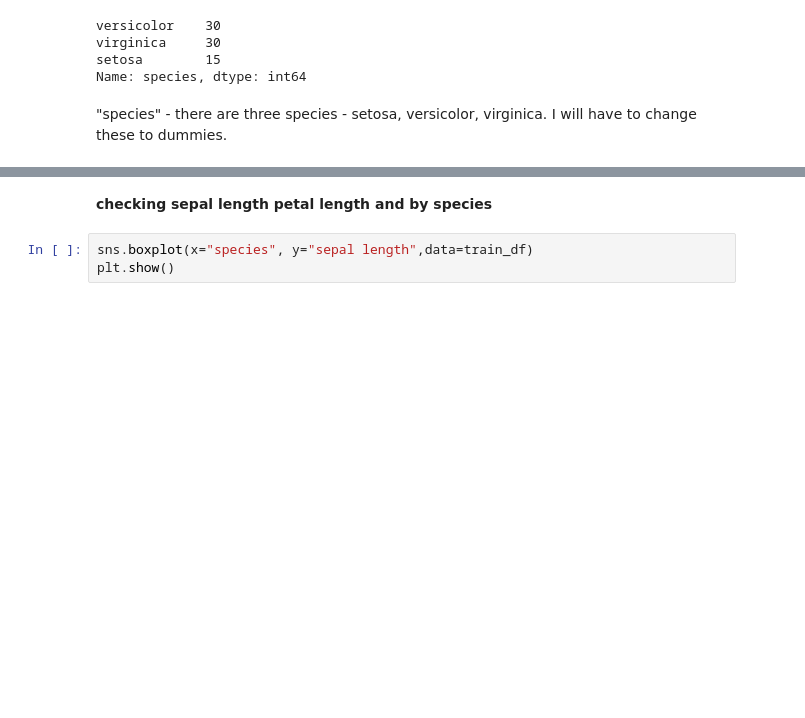
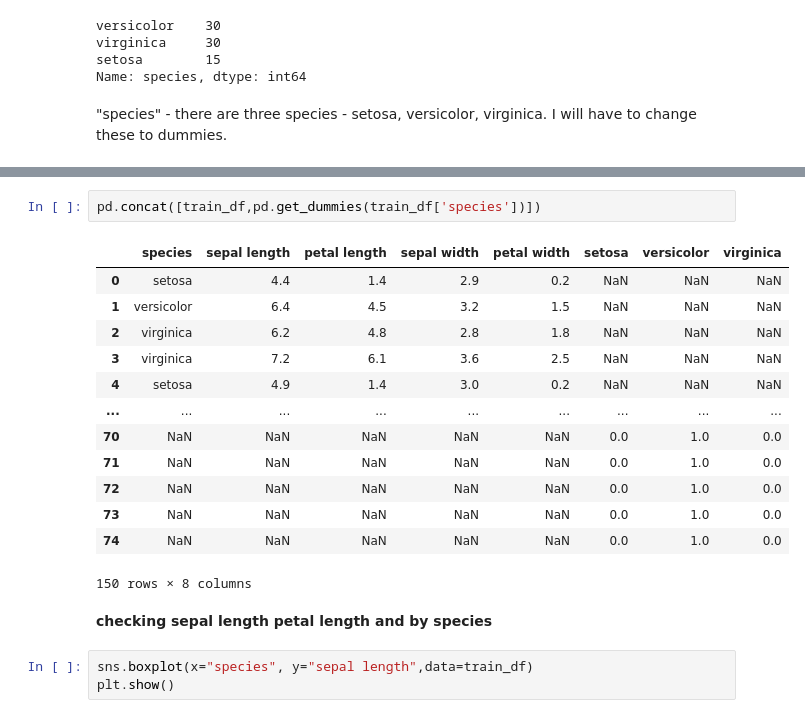
Before and after one commit to HIJINKIM815/gardening2022, a Jupyter notebook: 통계학/Iris) Sepal and Petal Width Prediction.ipynb, the cells around one changed output, grey strips where cells are left out. Saved outputs shown, nothing was run; the diff lists cells and outputs as text; blank space fills up the shorter version.

```diff
--- a/통계학/Iris) Sepal and Petal Width Prediction.ipynb
+++ b/통계학/Iris) Sepal and Petal Width Prediction.ipynb
@@ -98,3 +114,19 @@ Name: species, dtype: int64
+# %%
+pd.concat([train_df,pd.get_dummies(train_df['species'])])
+# %% [output]
+|  | species | sepal length | petal length | sepal width | petal width | setosa | versicolor | virginica |
+| 0 | setosa | 4.4 | 1.4 | 2.9 | 0.2 | NaN | NaN | NaN |
+| 1 | versicolor | 6.4 | 4.5 | 3.2 | 1.5 | NaN | NaN | NaN |
+| 2 | virginica | 6.2 | 4.8 | 2.8 | 1.8 | NaN | NaN | NaN |
+| 3 | virginica | 7.2 | 6.1 | 3.6 | 2.5 | NaN | NaN | NaN |
+| 4 | setosa | 4.9 | 1.4 | 3.0 | 0.2 | NaN | NaN | NaN |
+| ... | ... | ... | ... | ... | ... | ... | ... | ... |
+| 70 | NaN | NaN | NaN | NaN | NaN | 0.0 | 1.0 | 0.0 |
+| 71 | NaN | NaN | NaN | NaN | NaN | 0.0 | 1.0 | 0.0 |
+| 72 | NaN | NaN | NaN | NaN | NaN | 0.0 | 1.0 | 0.0 |
+| 73 | NaN | NaN | NaN | NaN | NaN | 0.0 | 1.0 | 0.0 |
+| 74 | NaN | NaN | NaN | NaN | NaN | 0.0 | 1.0 | 0.0 |
+150 rows × 8 columns
 # %% [markdown]
 **checking sepal length petal length and  by species**
 # %%
```
Also changed, not shown: parts of 1 cell of this notebook.
